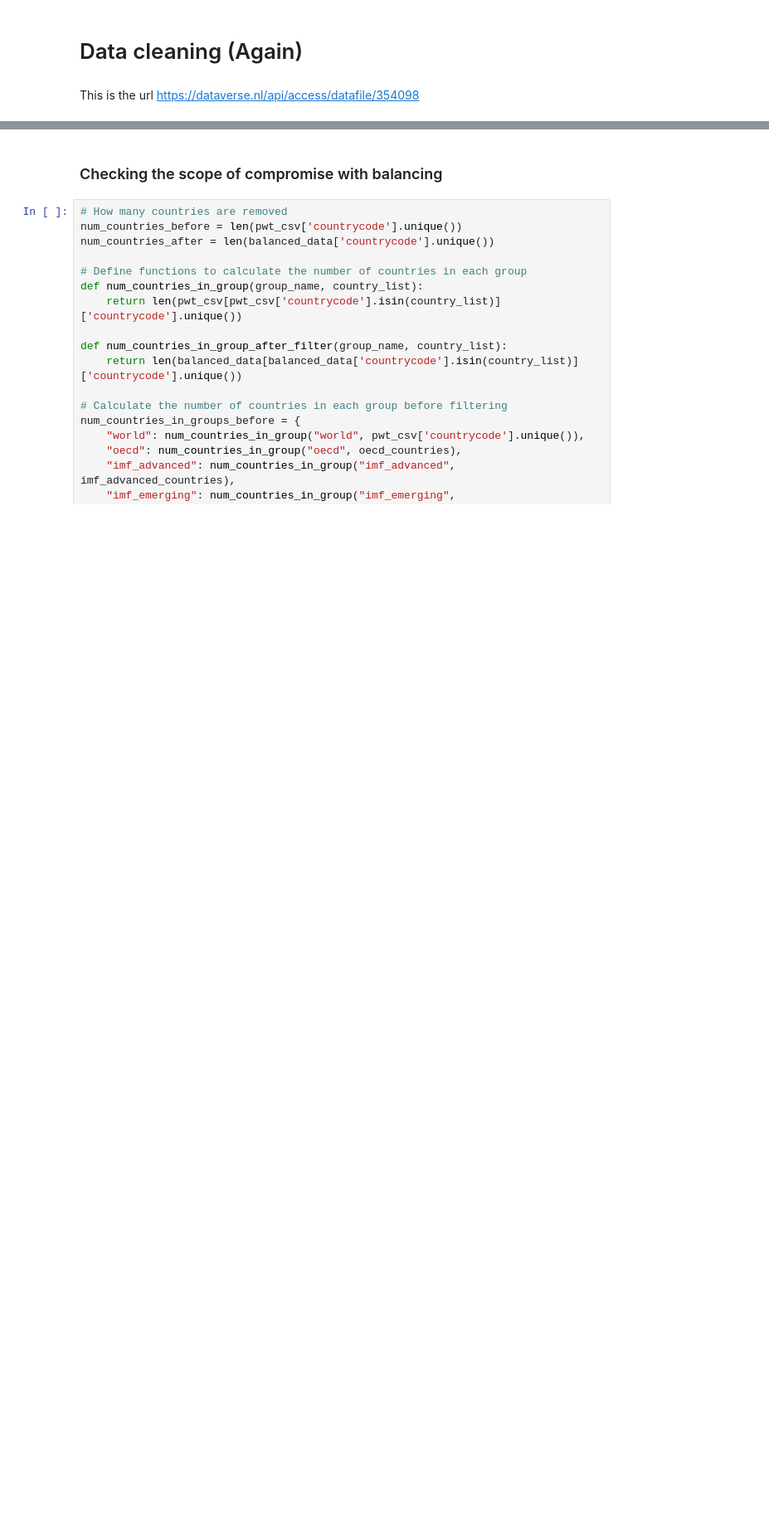
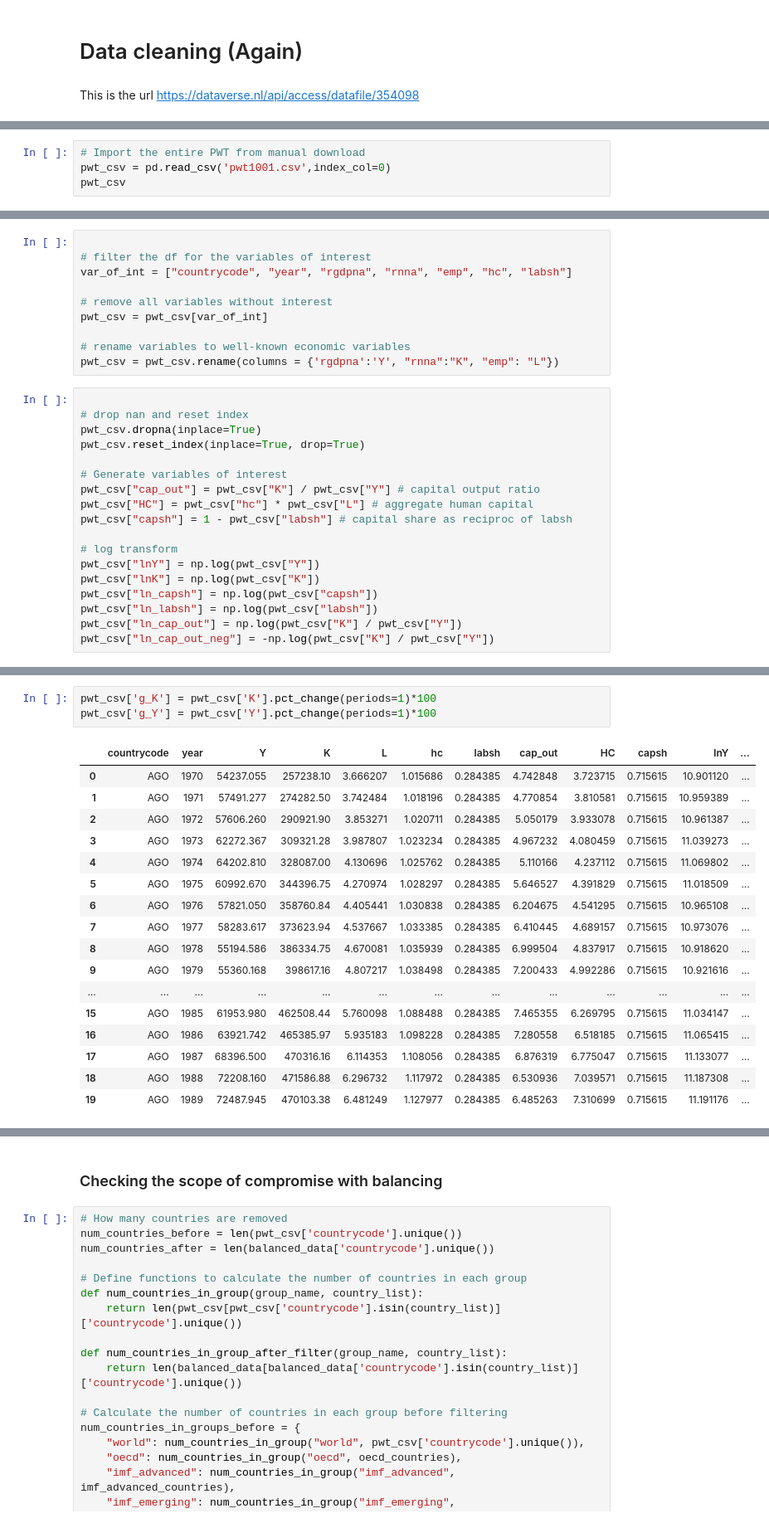
Before and after one commit to NumEconCopenhagen/projects-2024-mathias-mikkel-gabriele, a Jupyter notebook: dataproject/Data clean part 2.ipynb, the cells around one changed output, grey strips where cells are left out. Shown at 83% size. Drawn from its saved outputs; the diff is of its cells as text; blank space fills up the shorter version.

```diff
--- a/dataproject/Data clean part 2.ipynb
+++ b/dataproject/Data clean part 2.ipynb
@@ -122,0 +19,4 @@ imf_emerging_bal_data.to_stata(r"C:\Users\mathi\OneDrive - University of Copenha
+# %%
+# Import the entire PWT from manual download
+pwt_csv = pd.read_csv('pwt1001.csv',index_col=0)
+pwt_csv
@@ -122,0 +37,28 @@ imf_emerging_bal_data.to_stata(r"C:\Users\mathi\OneDrive - University of Copenha
+# %%
+
+# filter the df for the variables of interest
+var_of_int = ["countrycode", "year", "rgdpna", "rnna", "emp", "hc", "labsh"]
+
+# remove all variables without interest
+pwt_csv = pwt_csv[var_of_int]
+
+# rename variables to well-known economic variables
+pwt_csv = pwt_csv.rename(columns = {'rgdpna':'Y', "rnna":"K", "emp": "L"})
+# %%
+
+# drop nan and reset index
+pwt_csv.dropna(inplace=True)
+pwt_csv.reset_index(inplace=True, drop=True)
+
+# Generate variables of interest
+pwt_csv["cap_out"] = pwt_csv["K"] / pwt_csv["Y"] # capital output ratio
+pwt_csv["HC"] = pwt_csv["hc"] * pwt_csv["L"] # aggregate human capital
+pwt_csv["capsh"] = 1 - pwt_csv["labsh"] # capital share as reciproc of labsh
+
+# log transform
+pwt_csv["lnY"] = np.log(pwt_csv["Y"])
+pwt_csv["lnK"] = np.log(pwt_csv["K"])
+pwt_csv["ln_capsh"] = np.log(pwt_csv["capsh"])
+pwt_csv["ln_labsh"] = np.log(pwt_csv["labsh"])
+pwt_csv["ln_cap_out"] = np.log(pwt_csv["K"] / pwt_csv["Y"])
+pwt_csv["ln_cap_out_neg"] = -np.log(pwt_csv["K"] / pwt_csv["Y"])
@@ -122,0 +139,21 @@ imf_emerging_bal_data.to_stata(r"C:\Users\mathi\OneDrive - University of Copenha
+# %%
+pwt_csv['g_K'] = pwt_csv['K'].pct_change(periods=1)*100
+pwt_csv['g_Y'] = pwt_csv['Y'].pct_change(periods=1)*100
+# %% [output]
+|  | countrycode | year | Y | K | L | hc | labsh | cap_out | HC | capsh | lnY | ... |
+| 0 | AGO | 1970 | 54237.055 | 257238.10 | 3.666207 | 1.015686 | 0.284385 | 4.742848 | 3.723715 | 0.715615 | 10.901120 | ... |
+| 1 | AGO | 1971 | 57491.277 | 274282.50 | 3.742484 | 1.018196 | 0.284385 | 4.770854 | 3.810581 | 0.715615 | 10.959389 | ... |
+| 2 | AGO | 1972 | 57606.260 | 290921.90 | 3.853271 | 1.020711 | 0.284385 | 5.050179 | 3.933078 | 0.715615 | 10.961387 | ... |
+| 3 | AGO | 1973 | 62272.367 | 309321.28 | 3.987807 | 1.023234 | 0.284385 | 4.967232 | 4.080459 | 0.715615 | 11.039273 | ... |
+| 4 | AGO | 1974 | 64202.810 | 328087.00 | 4.130696 | 1.025762 | 0.284385 | 5.110166 | 4.237112 | 0.715615 | 11.069802 | ... |
+| 5 | AGO | 1975 | 60992.670 | 344396.75 | 4.270974 | 1.028297 | 0.284385 | 5.646527 | 4.391829 | 0.715615 | 11.018509 | ... |
+| 6 | AGO | 1976 | 57821.050 | 358760.84 | 4.405441 | 1.030838 | 0.284385 | 6.204675 | 4.541295 | 0.715615 | 10.965108 | ... |
+| 7 | AGO | 1977 | 58283.617 | 373623.94 | 4.537667 | 1.033385 | 0.284385 | 6.410445 | 4.689157 | 0.715615 | 10.973076 | ... |
+| 8 | AGO | 1978 | 55194.586 | 386334.75 | 4.670081 | 1.035939 | 0.284385 | 6.999504 | 4.837917 | 0.715615 | 10.918620 | ... |
+| 9 | AGO | 1979 | 55360.168 | 398617.16 | 4.807217 | 1.038498 | 0.284385 | 7.200433 | 4.992286 | 0.715615 | 10.921616 | ... |
+| ... | ... | ... | ... | ... | ... | ... | ... | ... | ... | ... | ... | ... |
+| 15 | AGO | 1985 | 61953.980 | 462508.44 | 5.760098 | 1.088488 | 0.284385 | 7.465355 | 6.269795 | 0.715615 | 11.034147 | ... |
+| 16 | AGO | 1986 | 63921.742 | 465385.97 | 5.935183 | 1.098228 | 0.284385 | 7.280558 | 6.518185 | 0.715615 | 11.065415 | ... |
+| 17 | AGO | 1987 | 68396.500 | 470316.16 | 6.114353 | 1.108056 | 0.284385 | 6.876319 | 6.775047 | 0.715615 | 11.133077 | ... |
+| 18 | AGO | 1988 | 72208.160 | 471586.88 | 6.296732 | 1.117972 | 0.284385 | 6.530936 | 7.039571 | 0.715615 | 11.187308 | ... |
+| 19 | AGO | 1989 | 72487.945 | 470103.38 | 6.481249 | 1.127977 | 0.284385 | 6.485263 | 7.310699 | 0.715615 | 11.191176 | ... |
```
Also changed, not shown: parts of 10 cells of this notebook.
